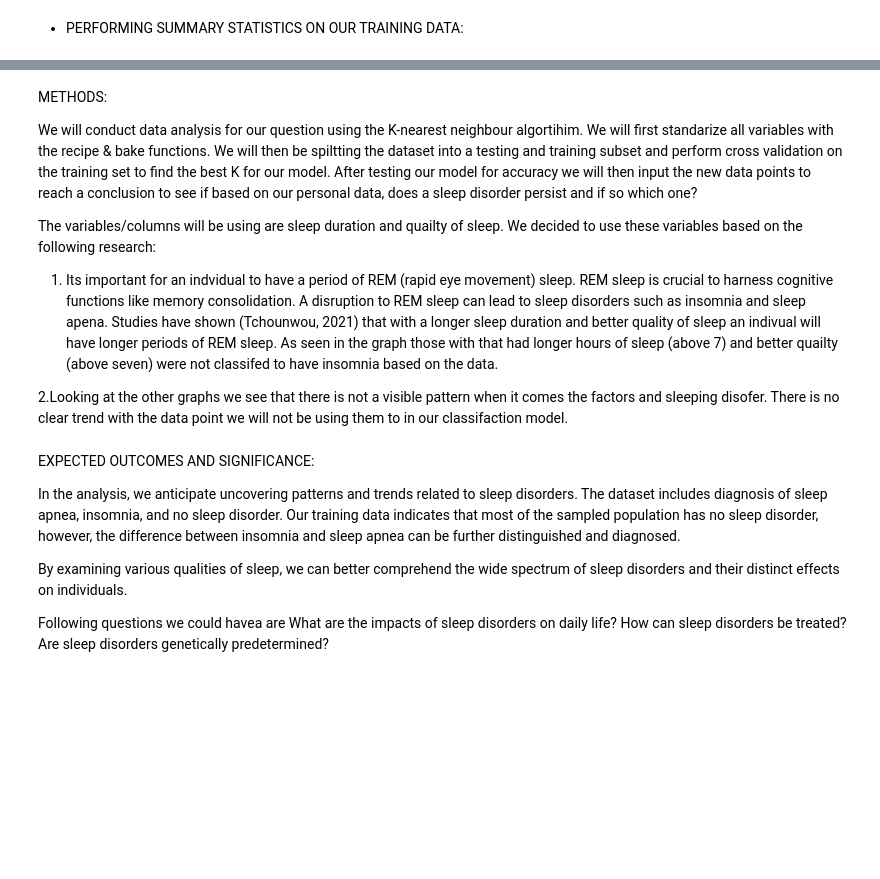
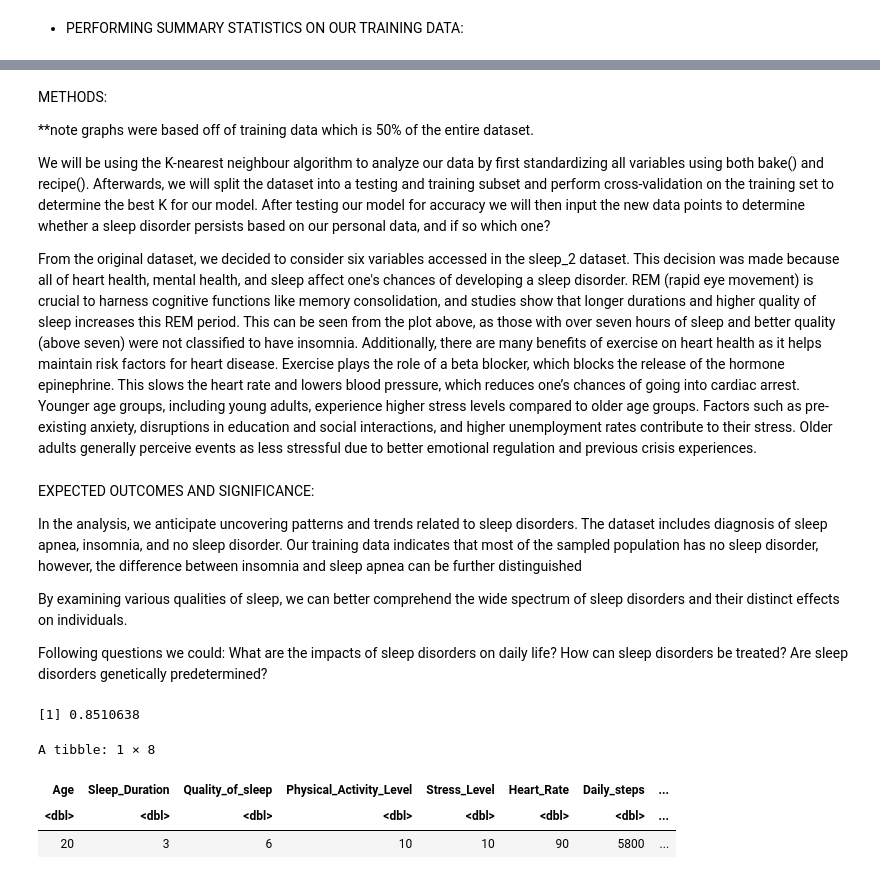
Before and after one commit to mikkielynn/DSCI_100_project, a Jupyter notebook: sleep_data.ipynb, the cells around one changed output, grey strips where cells are left out. Cells and saved outputs as stored; diff of their text form; code cells hidden in the pictures; blank space fills up the shorter version.

Commit message:
Added predictions etc.

```diff
--- a/sleep_data.ipynb
+++ b/sleep_data.ipynb
@@ -187,21 +198,16 @@ sleep_age_stress
 # %% [markdown]
 METHODS:
 
-We will conduct data analysis for our question using the K-nearest neighbour algortihim. We will first standarize all variables with the recipe & bake functions. We will then be spiltting the dataset into a testing and training subset and perform cross validation on the training set to find the best K for our model. After testing our model for accuracy we will then input the new data points to reach a conclusion to see if based on our personal data, does a sleep disorder persist and if so which one?
+**note graphs were based off of training data which is 50% of the entire dataset.
 
-The variables/columns will be using are sleep duration and quailty of sleep. We decided to use these variables based on the following research:
-1. Its important for an indvidual to have a period of REM (rapid eye movement) sleep. REM sleep is crucial to harness cognitive functions like memory consolidation. A disruption to REM sleep can lead to sleep disorders such as insomnia and sleep apena. Studies have shown (Tchounwou, 2021) that with a longer sleep duration and better quality of sleep an indivual will have longer periods of REM sleep. As seen in the graph those with that had longer hours of sleep (above 7) and better quailty (above seven) were not classifed to have insomnia based on the data.
+We will be using the K-nearest neighbour algorithm to analyze our data by first standardizing all variables using both bake() and recipe(). Afterwards, we will split the dataset into a testing and training subset and perform cross-validation on the training set to determine the best K for our model. After testing our model for accuracy we will then input the new data points to determine whether a sleep disorder persists based on our personal data, and if so which one?
 
-2.Looking at the other graphs we see that there is not a visible pattern when it comes the factors and sleeping disofer. There is no clear trend with the data point we will not be using them to in our classifaction model.
+From the original dataset, we decided to consider six variables accessed in the sleep_2 dataset. This decision was made because all of heart health, mental health, and sleep affect one's chances of developing a sleep disorder. REM (rapid eye movement) is crucial to harness cognitive functions like memory consolidation, and studies show that longer durations and higher quality of sleep increases this REM period. This can be seen from the plot above, as those with over seven hours of sleep and better quality (above seven) were not classified to have insomnia. Additionally, there are many benefits of exercise on heart health as it helps maintain risk factors for heart disease. Exercise plays the role of a beta blocker, which blocks the release of the hormone epinephrine. This slows the heart rate and lowers blood pressure, which reduces one’s chances of going into cardiac arrest. Younger age groups, including young adults, experience higher stress levels compared to older age groups. Factors such as pre-existing anxiety, disruptions in education and social interactions, and higher unemployment rates contribute to their stress. Older adults generally perceive events as less stressful due to better emotional regulation and previous crisis experiences.
 # %% [markdown]
 EXPECTED OUTCOMES AND SIGNIFICANCE:
 
-In the analysis, we anticipate uncovering patterns and trends related to sleep disorders. The dataset includes diagnosis of sleep apnea, insomnia, and no sleep disorder. Our training data indicates that most of the sampled population has no sleep disorder, however, the difference between insomnia and sleep apnea can be further distinguished and diagnosed.
-
+In the analysis, we anticipate uncovering patterns and trends related to sleep disorders. The dataset includes diagnosis of sleep apnea, insomnia, and no sleep disorder. Our training data indicates that most of the sampled population has no sleep disorder, however, the difference between insomnia and sleep apnea can be further distinguished
 
 By examining various qualities of sleep, we can better comprehend the wide spectrum of sleep disorders and their distinct effects on individuals.
 
-Following questions we could havea are
-What are the impacts of sleep disorders on daily life?
-How can sleep disorders be treated?
-Are sleep disorders genetically predetermined?
+Following questions we could: What are the impacts of sleep disorders on daily life? How can sleep disorders be treated? Are sleep disorders genetically predetermined?
@@ -207,0 +237,45 @@ Are sleep disorders genetically predetermined?
+# %%
+# best k value
+k_value <- sleep_results |>
+    pull(neighbors)
+
+# retrain on entire training set
+new_sleep_spec <- nearest_neighbor(weight_func = "rectangular", neighbors = k_value) |>
+      set_engine("kknn") |>
+      set_mode("classification")
+
+new_sleep_fit <- workflow() |>
+    add_recipe(sleep_recipe) |>
+    add_model(new_sleep_spec) |>
+    fit(data = sleep_train)
+
+# model prediction accuracy
+sleep_prediction_accuracy <- predict(new_sleep_fit, sleep_test) |>
+    bind_cols(sleep_test) |>
+    metrics(truth = Sleep_disorder, estimate = .pred_class) |>
+    slice(1) |>
+    pull(.estimate)
+sleep_prediction_accuracy
+# %% [output]
+[1] 0.8510638
+# %%
+# predict sleep disorder based on new observation
+personal_data2 <- tibble(Age = 20,
+                        Sleep_Duration = 3,
+                        Quality_of_sleep = 6,
+                        Physical_Activity_Level = 10,
+                        Stress_Level = 10,
+                        Heart_Rate = 90,
+                        Daily_steps = 5800,
+                        Sleep_disorder = "")
+personal_prediction2 <- predict(new_sleep_fit, personal_data2) |>
+    bind_cols(sleep_2)
+
+hi <- rbind(sleep_2, personal_data2) |>
+    filter(Age == 20)
+hi
+# %% [output]
+A tibble: 1 × 8
+| Age | Sleep_Duration | Quality_of_sleep | Physical_Activity_Level | Stress_Level | Heart_Rate | Daily_steps | ... |
+| <dbl> | <dbl> | <dbl> | <dbl> | <dbl> | <dbl> | <dbl> | ... |
+| 20 | 3 | 6 | 10 | 10 | 90 | 5800 | ... |
```
Also changed, not shown: parts of 6 cells of this notebook.
